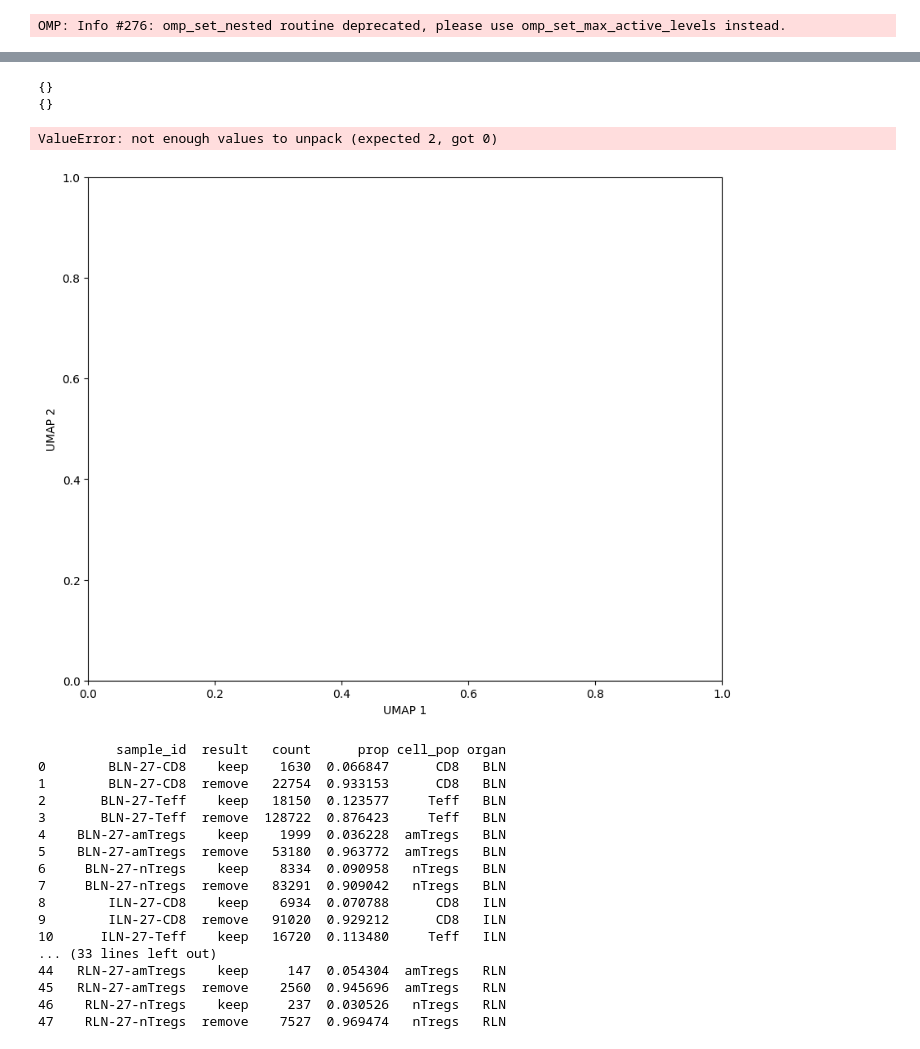
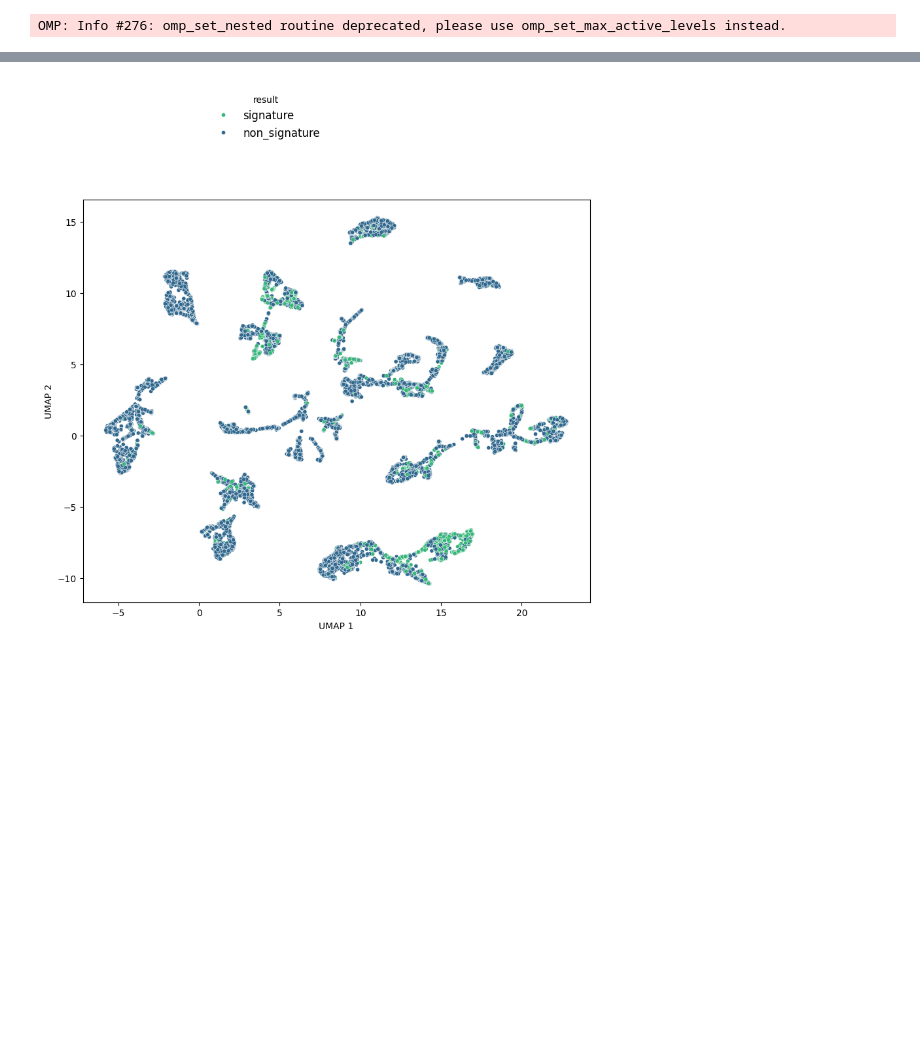
Before and after one commit to i3-unit/TCRpeg_i3, a Jupyter notebook: tutorial_feature_selection.ipynb, the cells around one changed output, grey strips where cells are left out. Drawn from its saved outputs; the diff is of its cells as text; code cells hidden in the pictures; blank space fills up the shorter version.

Commit message:
modified tutorial signature evaluation

```diff
--- a/tutorial_feature_selection.ipynb
+++ b/tutorial_feature_selection.ipynb
@@ -164,2 +287,2 @@ df_f.to_csv('/Users/vanessamhanna/Nextcloud/TCRpeg/analysis/structured_data_sign
 # %%
-df_f = pd.read_csv('/Users/vanessamhanna/Nextcloud/TCRpeg/analysis/structured_data_signature_27.csv')
+plot = pd.read_csv('/Users/vanessamhanna/Nextcloud/TCRpeg/analysis/metadata_signature_27.csv')
@@ -175,0 +289,3 @@ dtype: object
+# %%
+plot['id']=np.arange(0, len(plot))
+plot
@@ -176,3 +306,3 @@ dtype: object
 # %%
-sign = UMAPGenerator('/Users/vanessamhanna/Nextcloud/TCRpeg/embeddings/structured/PLN-27-nTregs-TRB_structured_embeddings.npy', metadata='/Users/vanessamhanna/Nextcloud/TCRpeg/analysis/metadata_signature_27.csv')
+sign = UMAPGenerator('/Users/vanessamhanna/Nextcloud/TCRpeg/embeddings/structured/PLN-27-nTregs-TRB_structured_embeddings.npy', metadata=plot)
 # %% [output]
@@ -201,41 +314,4 @@ sign.metadata
-# %%
-sign.plot_umap(hue='sample_id', palette='husl')
-# %% [output]
-{}
-{}
-ValueError: not enough values to unpack (expected 2, got 0)
-[figure, removed]
-# %%
-# Group by 'sample_id' and 'result' and count occurrences
-df_f['sample_id'] = df_f['sample_id'].astype(str)
-df_f['result'] = df_f['result'].astype(str)
-
-lists_cnt = df_f.groupby(['sample_id', 'result']).size().reset_index(name='count')
-
-# Group by 'sample_id' and calculate proportions
-lists_cnt['prop'] = lists_cnt.groupby('sample_id')['count'].transform(lambda x: x / x.sum())
-
-# Extract 'cell_pop' and 'organ' from 'sample_id'
-lists_cnt['cell_pop'] = lists_cnt['sample_id'].str.split('-').apply(lambda x: x[2])
-lists_cnt['organ'] = lists_cnt['sample_id'].str.split('-').apply(lambda x: x[0])
-
-# Print the final DataFrame to verify
-print(lists_cnt)
-# %% [output]
-          sample_id  result   count      prop cell_pop organ
-0        BLN-27-CD8    keep    1630  0.066847      CD8   BLN
-1        BLN-27-CD8  remove   22754  0.933153      CD8   BLN
-2       BLN-27-Teff    keep   18150  0.123577     Teff   BLN
-3       BLN-27-Teff  remove  128722  0.876423     Teff   BLN
-4    BLN-27-amTregs    keep    1999  0.036228  amTregs   BLN
-5    BLN-27-amTregs  remove   53180  0.963772  amTregs   BLN
-6     BLN-27-nTregs    keep    8334  0.090958   nTregs   BLN
-7     BLN-27-nTregs  remove   83291  0.909042   nTregs   BLN
-8        ILN-27-CD8    keep    6934  0.070788      CD8   ILN
-9        ILN-27-CD8  remove   91020  0.929212      CD8   ILN
-10      ILN-27-Teff    keep   16720  0.113480     Teff   ILN
-... (33 lines left out)
-44   RLN-27-amTregs    keep     147  0.054304  amTregs   RLN
-45   RLN-27-amTregs  remove    2560  0.945696  amTregs   RLN
-46    RLN-27-nTregs    keep     237  0.030526   nTregs   RLN
-47    RLN-27-nTregs  remove    7527  0.969474   nTregs   RLN
+# %%
+sign.plot_umap(hue='result', palette='viridis', output_file='/Users/vanessamhanna/Nextcloud/TCRpeg/analysis/umap_signature_27.tiff')
+# %% [output]
+[figure, added]
```
Also changed, not shown: parts of 15 cells of this notebook.
